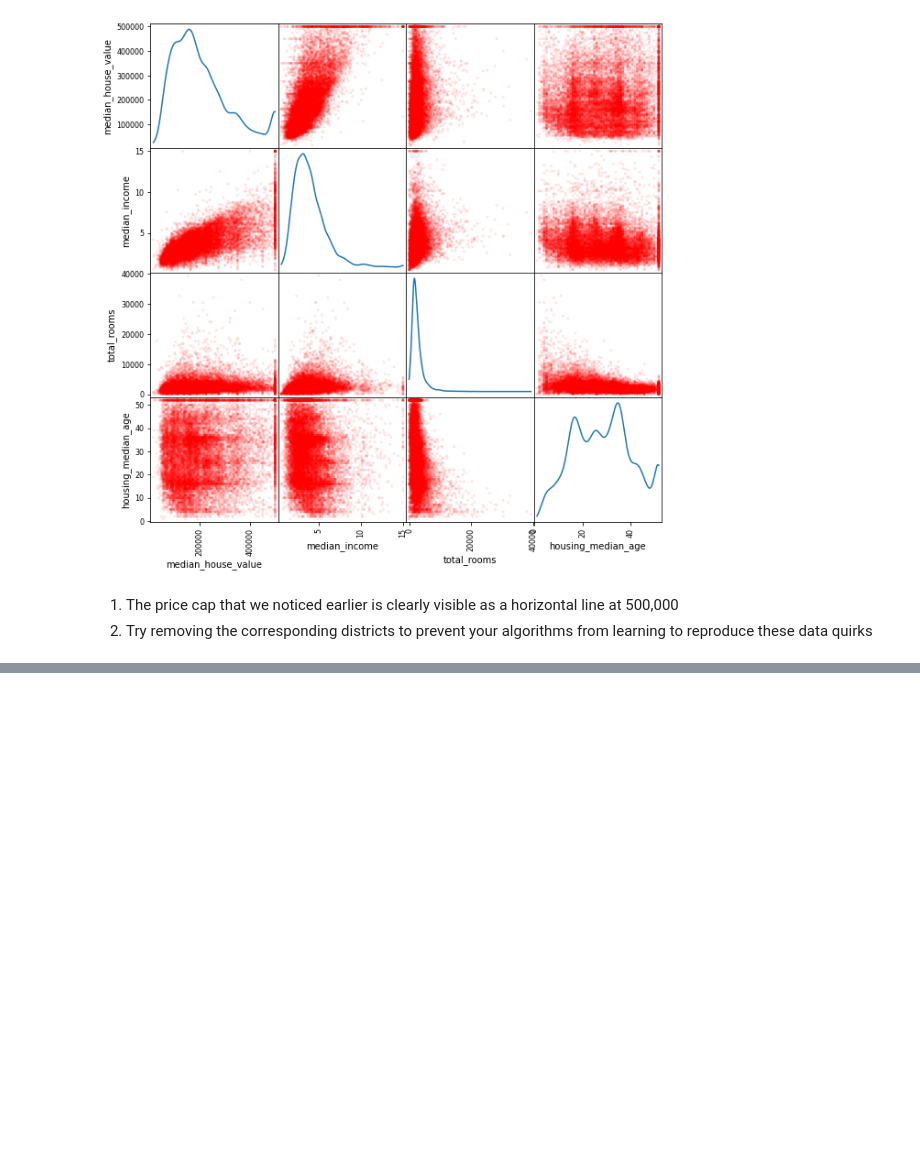
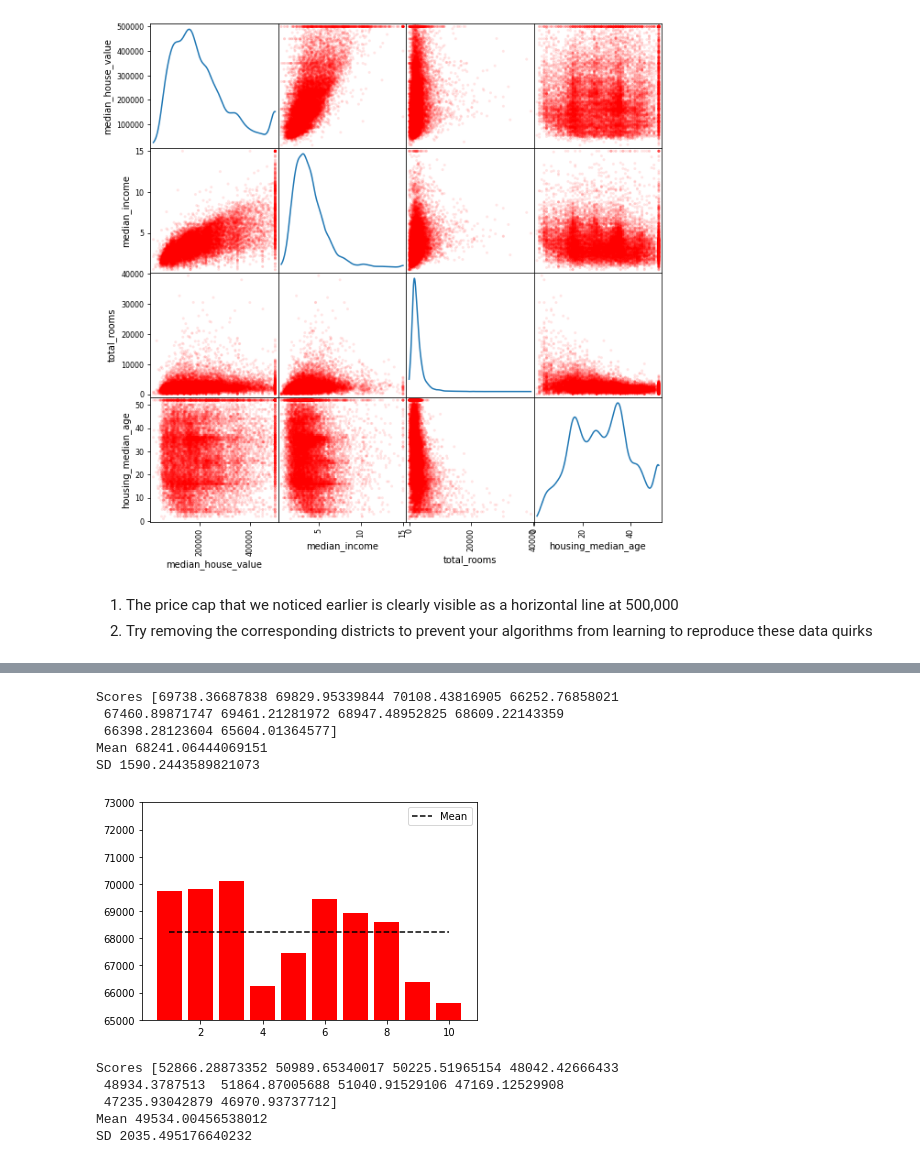
Before and after one commit to nabeel-hasan/Machine-Learning-Algorithms, a Jupyter notebook: 1.Understanding_Data.ipynb, the cells around one changed output, grey strips where cells are left out. Cells and saved outputs as stored; diff of their text form; code cells hidden in the pictures; blank space fills up the shorter version.

```diff
--- a/1.Understanding_Data.ipynb
+++ b/1.Understanding_Data.ipynb
@@ -220,0 +526,30 @@ scatter_matrix(housing[attributes], color = 'red', figsize = (10,10), alpha = 0.
+# %%
+# linear scores
+lin_score = cross_val_score(lin_reg, housing_prepared, housing_labels, scoring = 'neg_mean_squared_error', cv = 10)
+lin_rmse_score = np.sqrt(- lin_score)
+# %%
+display_scores(lin_rmse_score)
+# %% [output]
+Scores [69738.36687838 69829.95339844 70108.43816905 66252.76858021
+ 67460.89871747 69461.21281972 68947.48952825 68609.22143359
+ 66398.28123604 65604.01364577]
+Mean 68241.06444069151
+SD 1590.2443589821073
+# %%
+plt.bar(np.arange(1,11), lin_rmse_score, color = 'red')
+plt.plot(np.arange(1,11), [lin_rmse_score.mean()]*len(np.arange(1,11)), linestyle = '--', label = 'Mean', color = 'black')
+plt.ylim(65000, 73000)
+plt.legend();
+# %% [output]
+[figure, added]
+# %%
+# forest scores
+forest_scores = cross_val_score(forest_reg, housing_prepared, housing_labels, scoring = 'neg_mean_squared_error', cv = 10)
+forest_rmse_score = np.sqrt(- forest_scores)
+display_scores(forest_rmse_score)
+# %% [output]
+Scores [52866.28873352 50989.65340017 50225.51965154 48042.42666433
+ 48934.3787513  51864.87005688 51040.91529106 47169.12529908
+ 47235.93042879 46970.93737712]
+Mean 49534.00456538012
+SD 2035.495176640232
```
Also changed, not shown: parts of 51 cells of this notebook.
